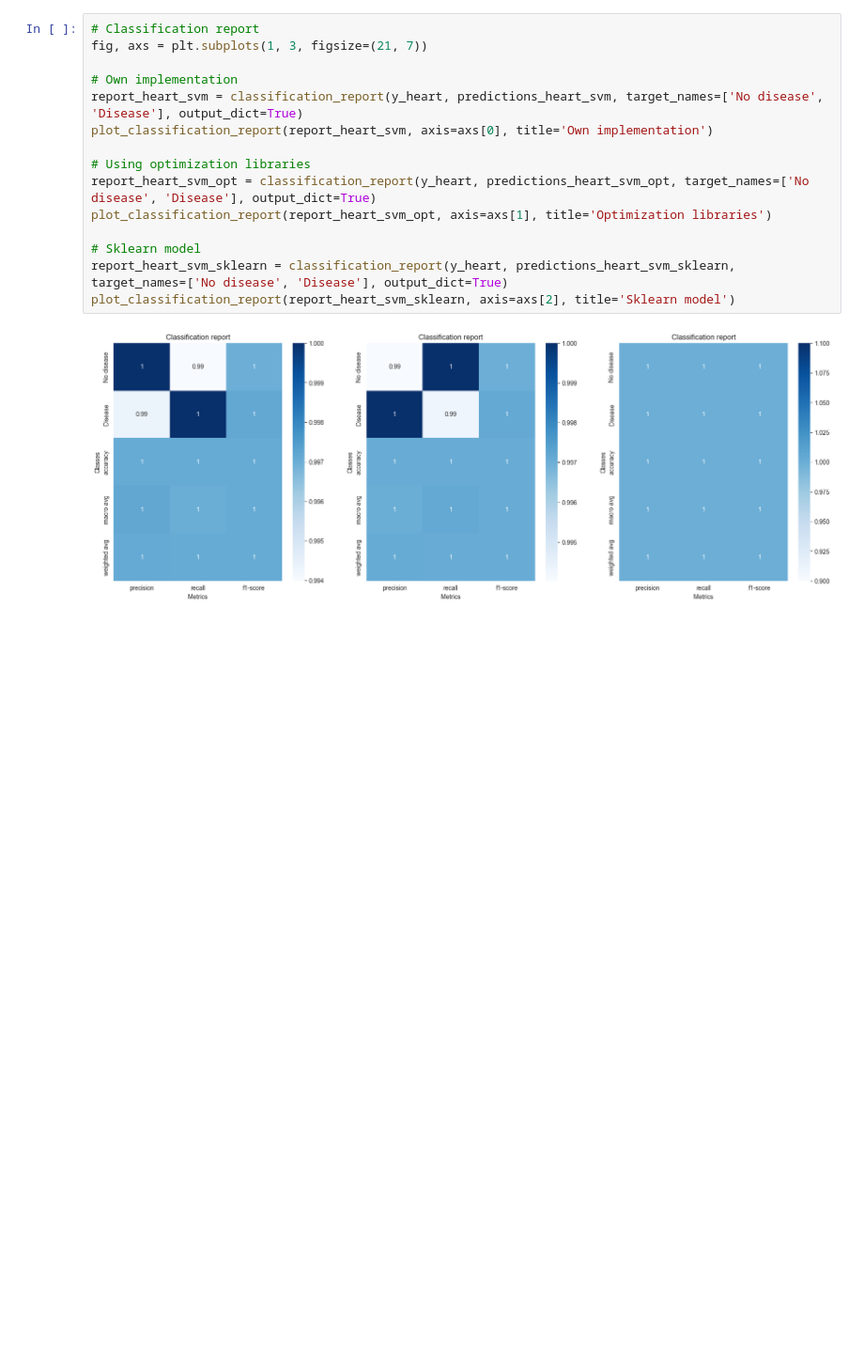
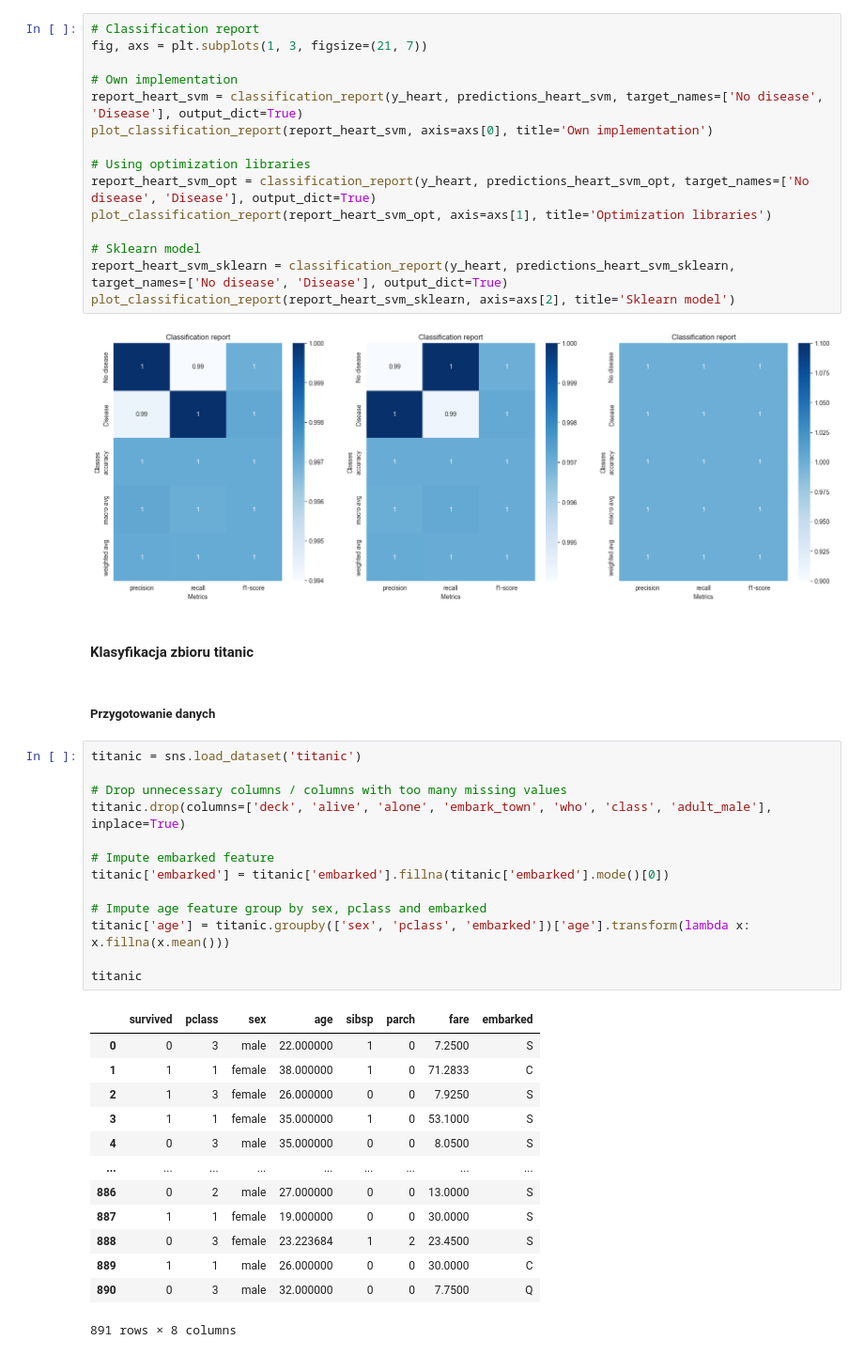
Before and after one commit to dzikafoczka/support-vector-machines, a Jupyter notebook: lab2.ipynb, the cells around one changed output. Shown at 94% size. Drawn from its saved outputs; the diff is of its cells as text; blank space fills up the shorter version.

```diff
--- a/lab2.ipynb
+++ b/lab2.ipynb
@@ -2066,3 +2063,34 @@ report_heart_svm_sklearn = classification_report(y_heart, predictions_heart_svm_
 plot_classification_report(report_heart_svm_sklearn, axis=axs[2], title='Sklearn model')
 # %% [output]
 [figure]
+# %% [markdown]
+#### Klasyfikacja zbioru titanic
+# %% [markdown]
+##### Przygotowanie danych
+# %%
+titanic = sns.load_dataset('titanic')
+
+# Drop unnecessary columns / columns with too many missing values
+titanic.drop(columns=['deck', 'alive', 'alone', 'embark_town', 'who', 'class', 'adult_male'], inplace=True)
+
+# Impute embarked feature
+titanic['embarked'] = titanic['embarked'].fillna(titanic['embarked'].mode()[0])
+
+# Impute age feature group by sex, pclass and embarked
+titanic['age'] = titanic.groupby(['sex', 'pclass', 'embarked'])['age'].transform(lambda x: x.fillna(x.mean()))
+
+titanic
+# %% [output]
+|  | survived | pclass | sex | age | sibsp | parch | fare | embarked |
+| 0 | 0 | 3 | male | 22.000000 | 1 | 0 | 7.2500 | S |
+| 1 | 1 | 1 | female | 38.000000 | 1 | 0 | 71.2833 | C |
+| 2 | 1 | 3 | female | 26.000000 | 0 | 0 | 7.9250 | S |
+| 3 | 1 | 1 | female | 35.000000 | 1 | 0 | 53.1000 | S |
+| 4 | 0 | 3 | male | 35.000000 | 0 | 0 | 8.0500 | S |
+| ... | ... | ... | ... | ... | ... | ... | ... | ... |
+| 886 | 0 | 2 | male | 27.000000 | 0 | 0 | 13.0000 | S |
+| 887 | 1 | 1 | female | 19.000000 | 0 | 0 | 30.0000 | S |
+| 888 | 0 | 3 | female | 23.223684 | 1 | 2 | 23.4500 | S |
+| 889 | 1 | 1 | male | 26.000000 | 0 | 0 | 30.0000 | C |
+| 890 | 0 | 3 | male | 32.000000 | 0 | 0 | 7.7500 | Q |
+891 rows × 8 columns
```
Also changed, not shown: parts of 12 cells of this notebook.
